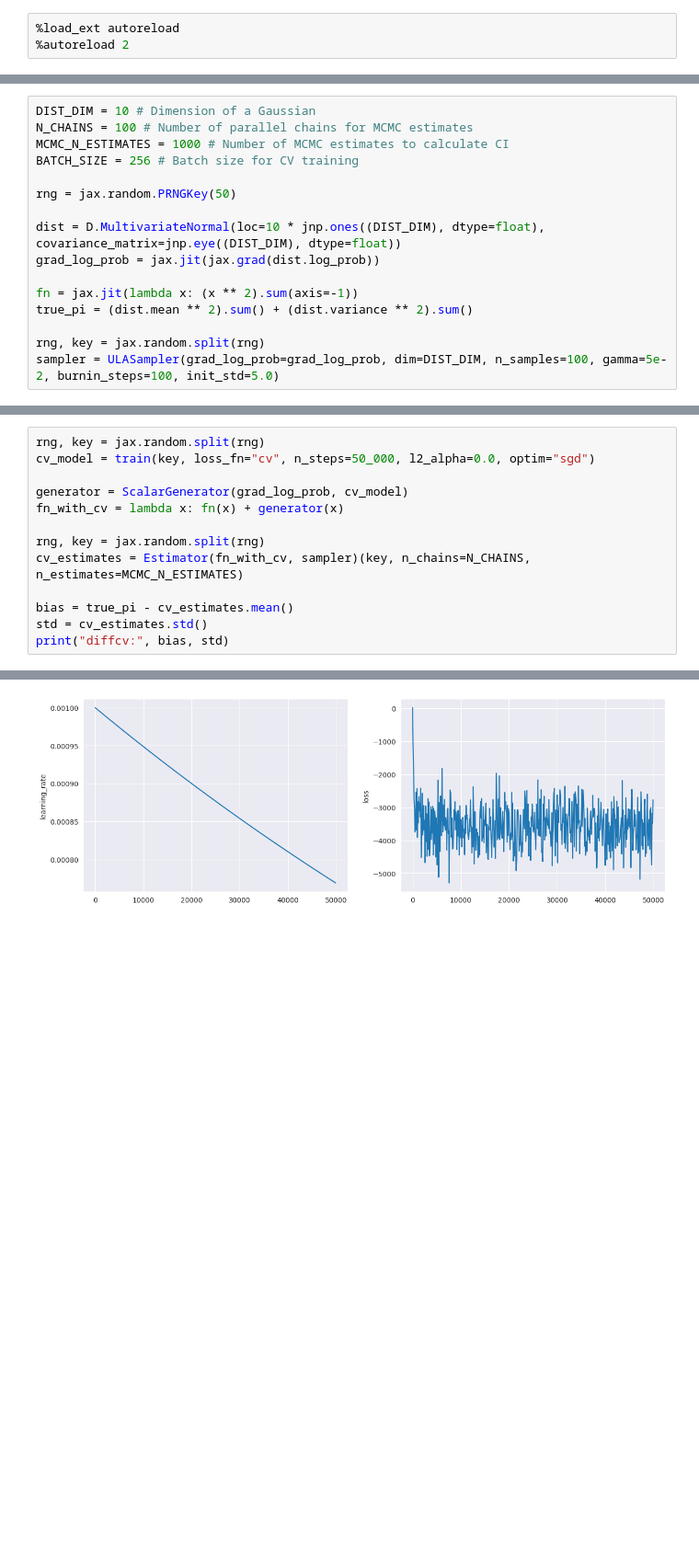
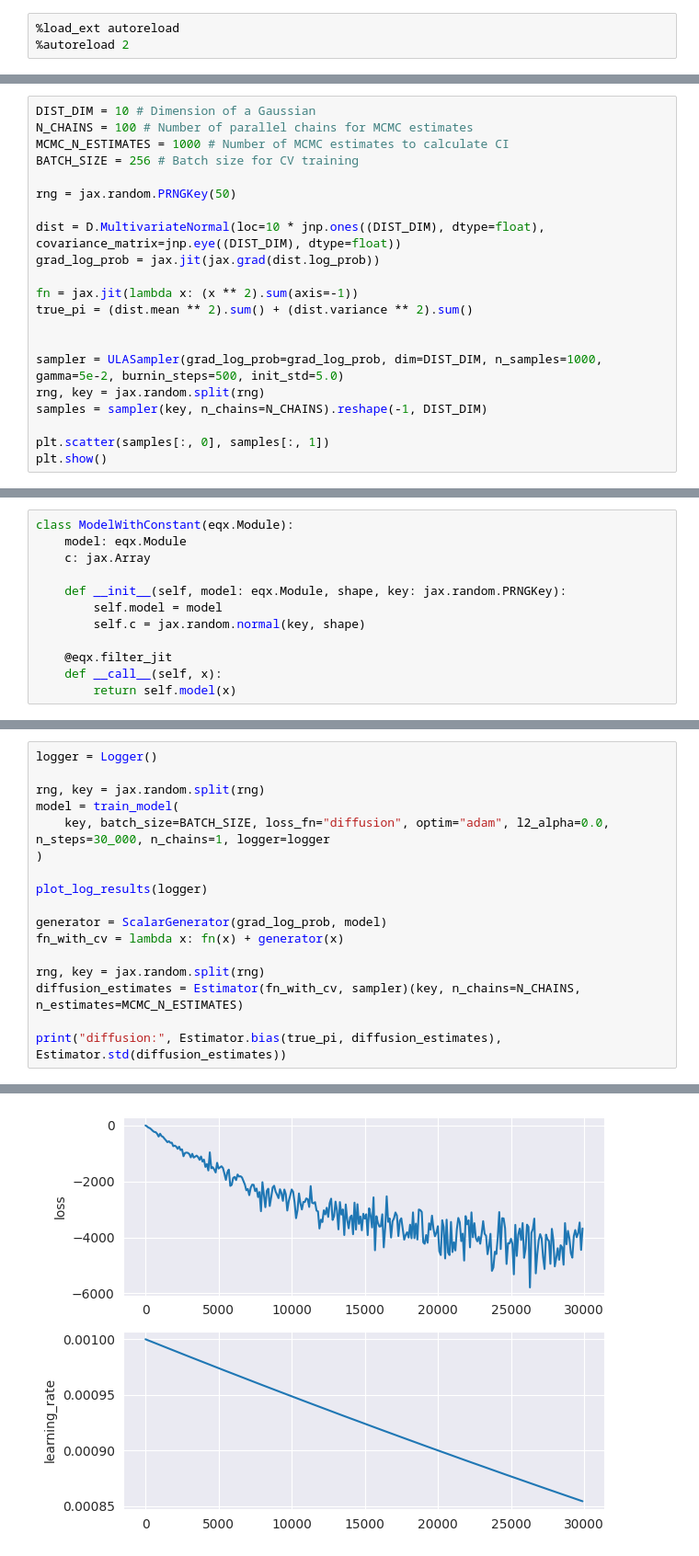
Before and after one commit to kkorolev1/mcmc-control-variates, a Jupyter notebook: diffcv.ipynb, the cells around one changed output, grey strips where cells are left out. Shown at 92% size. Saved outputs shown, nothing was run; the diff lists cells and outputs as text; blank space fills up the shorter version.

Commit message:
multi optimizers in als loss

```diff
--- a/diffcv.ipynb
+++ b/diffcv.ipynb
@@ -58,6 +45,11 @@ grad_log_prob = jax.jit(jax.grad(dist.log_prob))
 fn = jax.jit(lambda x: (x ** 2).sum(axis=-1))
 true_pi = (dist.mean ** 2).sum() + (dist.variance ** 2).sum()
 
+
+sampler = ULASampler(grad_log_prob=grad_log_prob, dim=DIST_DIM, n_samples=1000, gamma=5e-2, burnin_steps=500, init_std=5.0)
 rng, key = jax.random.split(rng)
-sampler = ULASampler(grad_log_prob=grad_log_prob, dim=DIST_DIM, n_samples=100, gamma=5e-2, burnin_steps=100, init_std=5.0)
+samples = sampler(key, n_chains=N_CHAINS).reshape(-1, DIST_DIM)
+
+plt.scatter(samples[:, 0], samples[:, 1])
+plt.show()
 # %% [output]
@@ -65 +58,13 @@ sampler = ULASampler(grad_log_prob=grad_log_prob, dim=DIST_DIM, n_samples=100, g
+# %%
+class ModelWithConstant(eqx.Module):
+    model: eqx.Module
+    c: jax.Array
+
+    def __init__(self, model: eqx.Module, shape, key: jax.random.PRNGKey):
+        self.model = model
+        self.c = jax.random.normal(key, shape)
+
+    @eqx.filter_jit
+    def __call__(self, x):
+        return self.model(x)
 # %%
@@ -109,14 +155,18 @@ base: 2.1644287 3.682595
 # %%
+logger = Logger()
+
 rng, key = jax.random.split(rng)
-cv_model = train(key, loss_fn="cv", n_steps=50_000, l2_alpha=0.0, optim="sgd")
+model = train_model(
+    key, batch_size=BATCH_SIZE, loss_fn="diffusion", optim="adam", l2_alpha=0.0, n_steps=30_000, n_chains=1, logger=logger
+)
 
-generator = ScalarGenerator(grad_log_prob, cv_model)
+plot_log_results(logger)
+
+generator = ScalarGenerator(grad_log_prob, model)
 fn_with_cv = lambda x: fn(x) + generator(x)
 
 rng, key = jax.random.split(rng)
-cv_estimates = Estimator(fn_with_cv, sampler)(key, n_chains=N_CHAINS, n_estimates=MCMC_N_ESTIMATES)
+diffusion_estimates = Estimator(fn_with_cv, sampler)(key, n_chains=N_CHAINS, n_estimates=MCMC_N_ESTIMATES)
 
-bias = true_pi - cv_estimates.mean()
-std = cv_estimates.std()
-print("diffcv:", bias, std)
+print("diffusion:", Estimator.bias(true_pi, diffusion_estimates), Estimator.std(diffusion_estimates))
 # %% [output]
@@ -125,2 +175,2 @@ diffcv: -0.152771 0.4433611
-[figure, old version]
+[figure, new version]
 # %%
```
Also changed, not shown: parts of 9 cells of this notebook, 6 other files.
